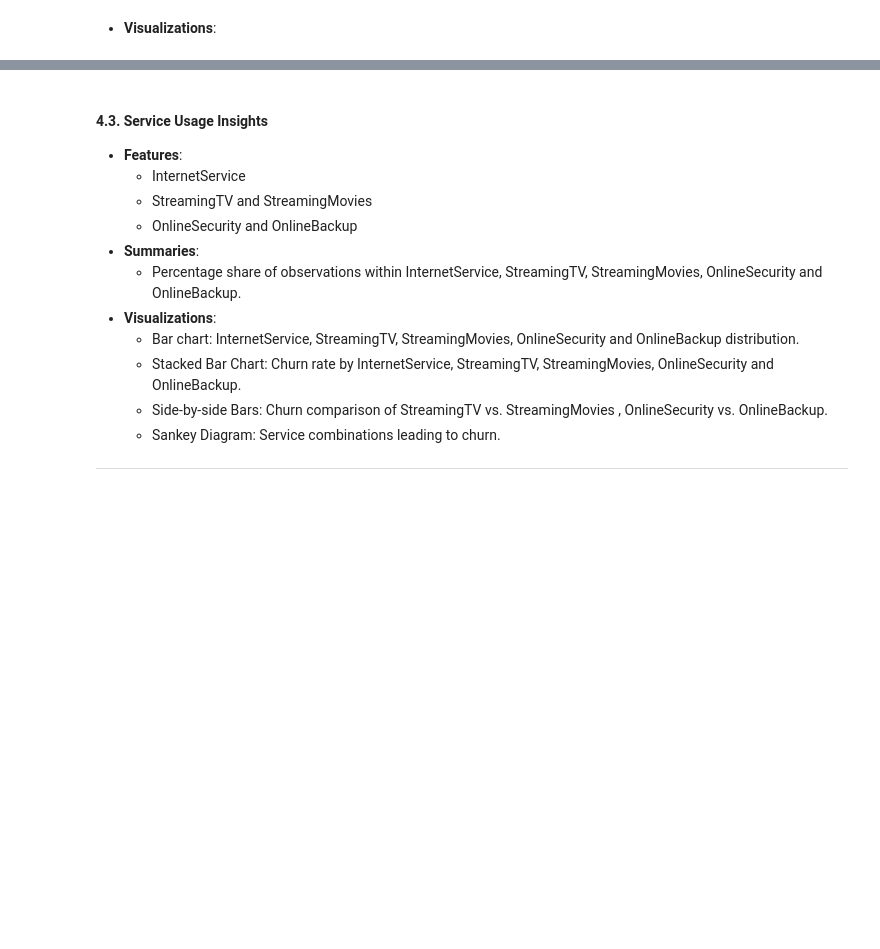
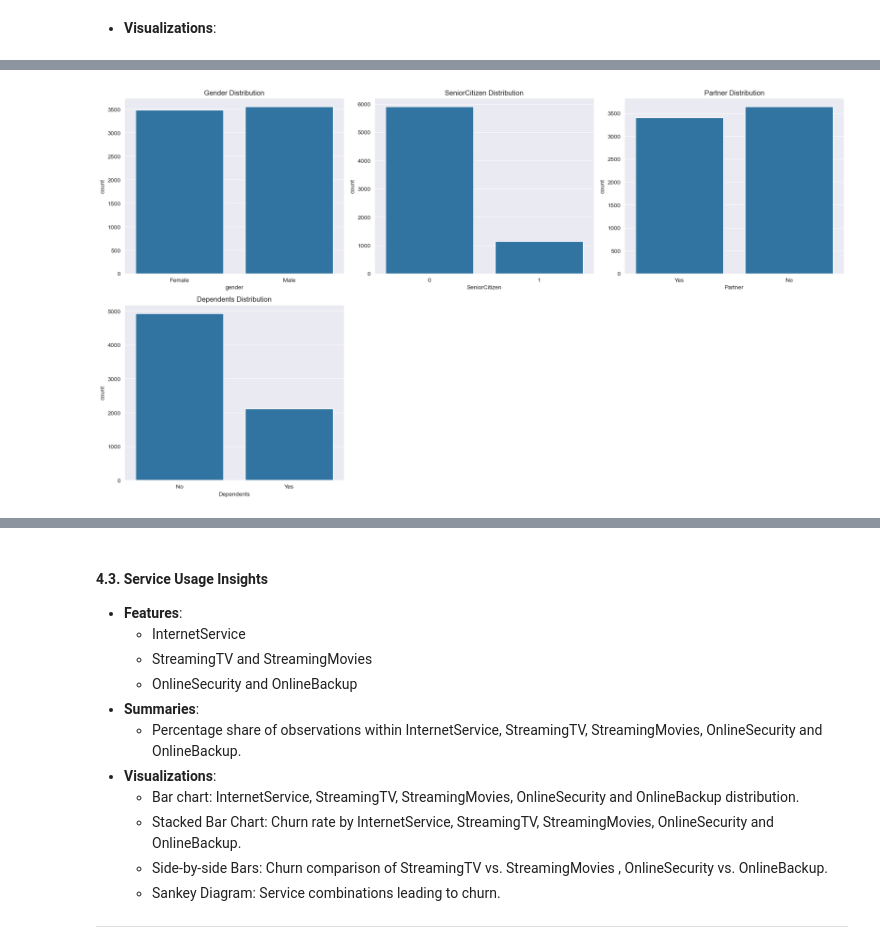
Before and after one commit to makina0928/Data-Science-Project, a Jupyter notebook: notebooks/EDA_Notebook.ipynb, the cells around one changed output, grey strips where cells are left out. Drawn from its saved outputs; the diff is of its cells as text; code cells hidden in the pictures; blank space fills up the shorter version.

```diff
--- a/notebooks/EDA_Notebook.ipynb
+++ b/notebooks/EDA_Notebook.ipynb
@@ -545,0 +527,28 @@ KeyError: 'Gender'
+# %%
+# Helper function to plot countplot
+def plot_countplot(data, column, ax, color, title):
+    sns.countplot(x=column, data=data, ax=ax, color=color)
+    ax.set_title(title)
+
+# Create the figure and subplots
+fig, axes = plt.subplots(2, 3, figsize=(18, 10))  # 2 rows, 3 columns
+sns.set_style("darkgrid")
+
+# Flatten axes for easier indexing
+axes = axes.flatten()
+
+# Plot countplots using the helper function
+plot_countplot(df, 'gender', axes[0], '#1f77b4', 'Gender Distribution')
+plot_countplot(df, 'SeniorCitizen', axes[1], '#1f77b4', 'SeniorCitizen Distribution')
+plot_countplot(df, 'Partner', axes[2], '#1f77b4', 'Partner Distribution')
+plot_countplot(df, 'Dependents', axes[3], '#1f77b4', 'Dependents Distribution')
+
+# Hide the unused subplots
+for i in range(4, 6):
+    axes[i].axis('off')
+
+# Adjust layout
+plt.tight_layout()
+plt.show()
+# %% [output]
+[figure, added]
```
Also changed, not shown: parts of 28 cells of this notebook, 3 other files.
